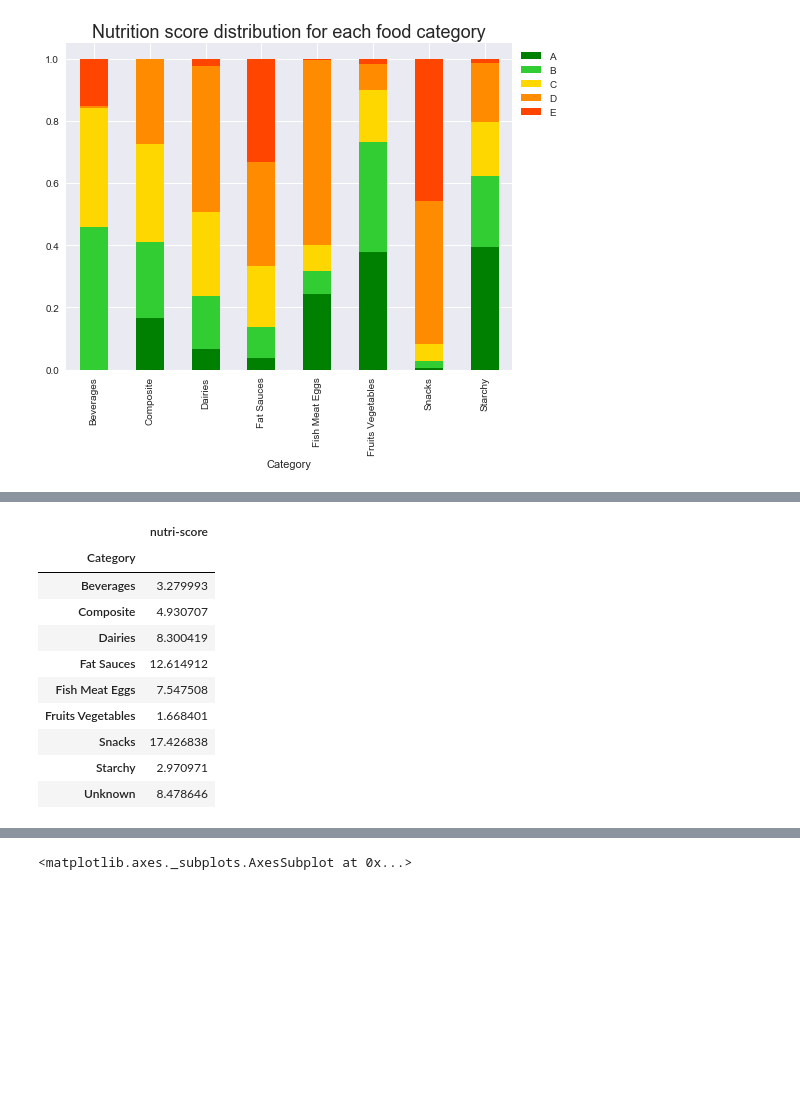
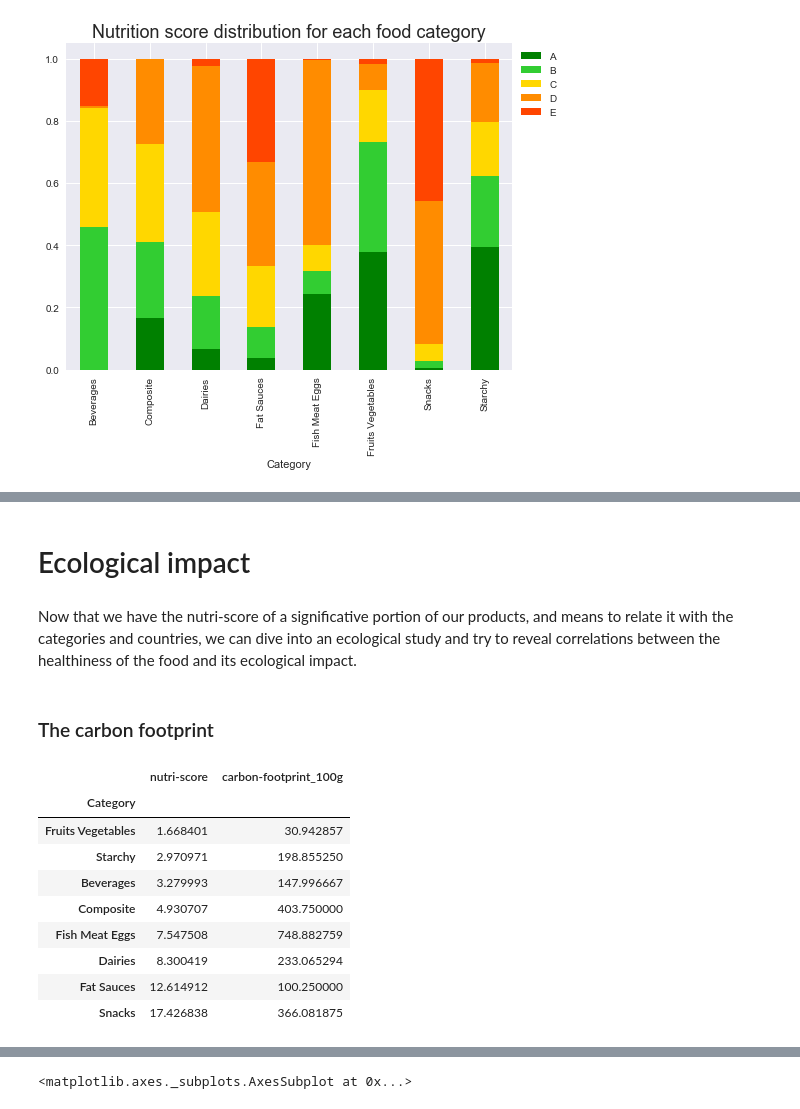
Before and after one commit to Painguin/smart_rams_project, a Jupyter notebook: Project.ipynb, the cells around one changed output, grey strips where cells are left out. Drawn from its saved outputs; the diff is of its cells as text; code cells hidden in the pictures; blank space fills up the shorter version.

Commit message:
clean the nutri-score part

```diff
--- a/Project.ipynb
+++ b/Project.ipynb
@@ -386,15 +551,22 @@ letter_counts_per_cat.loc['Starchy'].plot.pie('nutri-score', ax=plt.subplot(428)
+# %% [markdown]
+# Ecological impact
+# %% [markdown]
+Now that we have the nutri-score of a significative portion of our products, and means to relate it with the categories and countries, we can dive into an ecological study and try to reveal correlations between the healthiness of the food and its ecological impact.
+# %% [markdown]
+### The carbon footprint
 # %%
 score_mean_by_category = data[['Category', 'nutri-score']].groupby('Category').mean()
-score_mean_by_category
+carbon_mean_by_category = data[['Category', 'carbon-footprint_100g']].groupby('Category').mean()
+carbon_nutriscore_per_cat = pd.concat((score_mean_by_category, carbon_mean_by_category), axis=1).drop('Unknown').sort_values('nutri-score')
+carbon_nutriscore_per_cat
 # %% [output]
-|  | nutri-score |
-| Category |  |
-| Beverages | 3.279993 |
-| Composite | 4.930707 |
-| Dairies | 8.300419 |
-| Fat Sauces | 12.614912 |
-| Fish Meat Eggs | 7.547508 |
-| Fruits Vegetables | 1.668401 |
-| Snacks | 17.426838 |
-| Starchy | 2.970971 |
-| Unknown | 8.478646 |
+|  | nutri-score | carbon-footprint_100g |
+| Category |  |  |
+| Fruits Vegetables | 1.668401 | 30.942857 |
+| Starchy | 2.970971 | 198.855250 |
+| Beverages | 3.279993 | 147.996667 |
+| Composite | 4.930707 | 403.750000 |
+| Fish Meat Eggs | 7.547508 | 748.882759 |
+| Dairies | 8.300419 | 233.065294 |
+| Fat Sauces | 12.614912 | 100.250000 |
+| Snacks | 17.426838 | 366.081875 |
```
Also changed, not shown: parts of 65 cells of this notebook.
